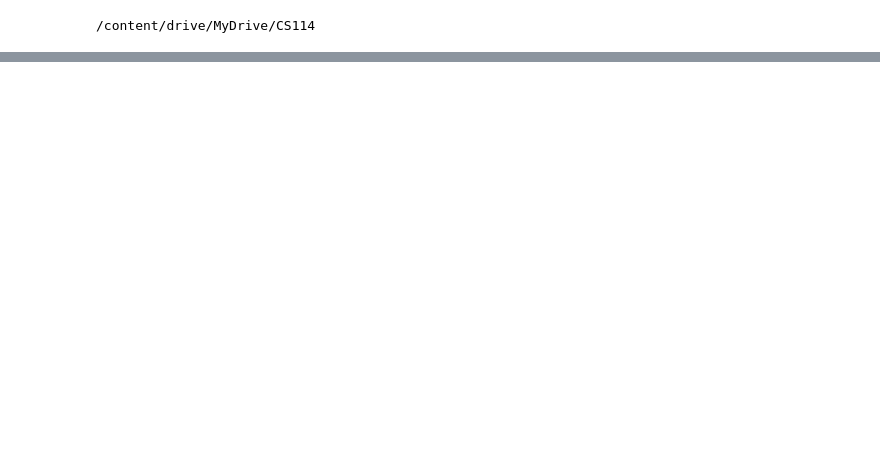
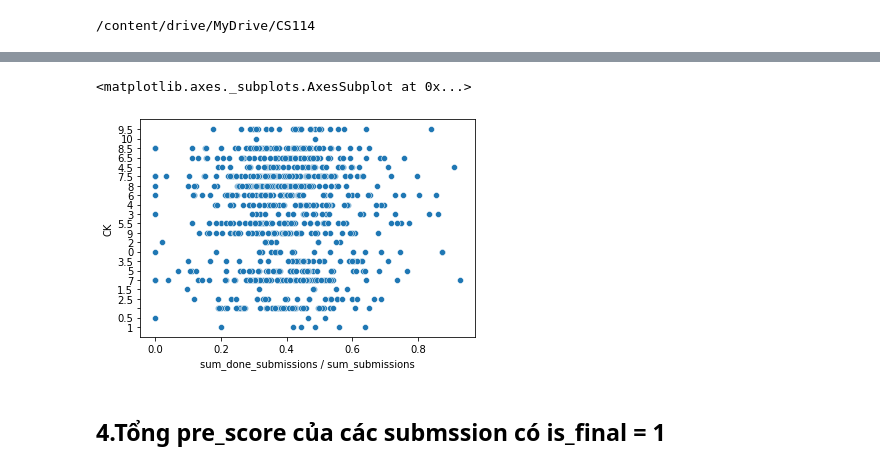
Before and after one commit to DarkStar1709/CS114.L21, a Jupyter notebook: colab3.ipynb, the cells around one changed output, grey strips where cells are left out. Drawn from its saved outputs; the diff is of its cells as text; code cells hidden in the pictures; blank space fills up the shorter version.

```diff
--- a/colab3.ipynb
+++ b/colab3.ipynb
@@ -51,0 +158,8 @@ y.head(5)
+# %%
+Feature_3 = pd.DataFrame(wecode['user_id'])
+Feature_3['sum_done_submissions'] = pd.DataFrame(map(int, (wecode['pre_score'] == 10000)))
+Feature_3 = Feature_3.groupby(['user_id']).sum()
+Feature_3 = pd.merge(Feature_3,sum_submissions,on='user_id',how='outer')
+Feature_3 = Feature_3.rename(columns = {"id":"sum_submissions"})
+Feature_3['sum_done_submissions / sum_submissions'] = Feature_3['sum_done_submissions'] / Feature_3['sum_submissions']
+Feature_3
@@ -51,0 +181,4 @@ y.head(5)
+# %%
+data_merge_3 = pd.merge(Feature_3,score,on='user_id',how='outer')
+data_merge_3 = data_merge_3.dropna()
+data_merge_3
@@ -51,0 +199,7 @@ y.head(5)
+# %%
+sns.scatterplot(x="sum_done_submissions / sum_submissions", y="CK", data = data_merge_3)
+# %% [output]
+<matplotlib.axes._subplots.AxesSubplot at 0x...>
+[figure, added]
+# %% [markdown]
+## 4.Tổng pre_score của các submssion có is_final = 1
```
Also changed, not shown: parts of 21 cells of this notebook.
